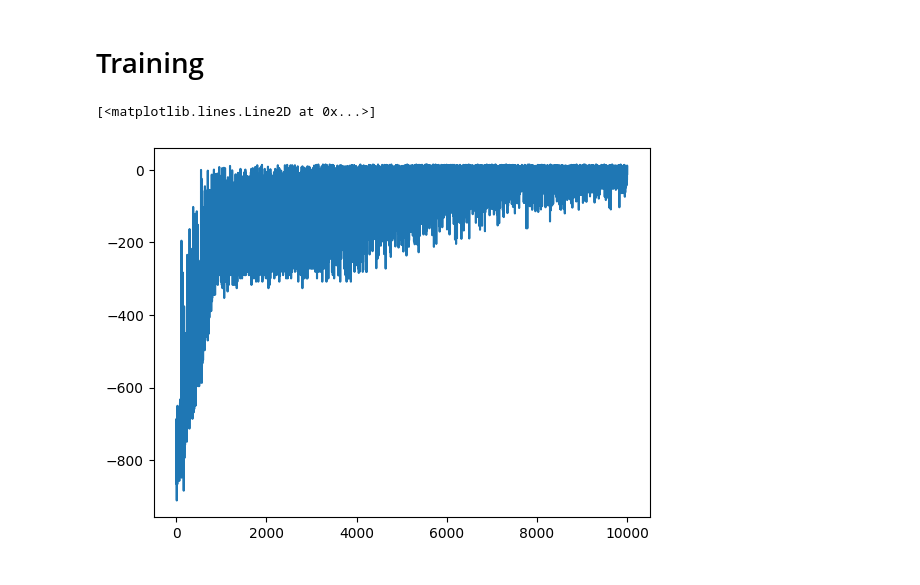
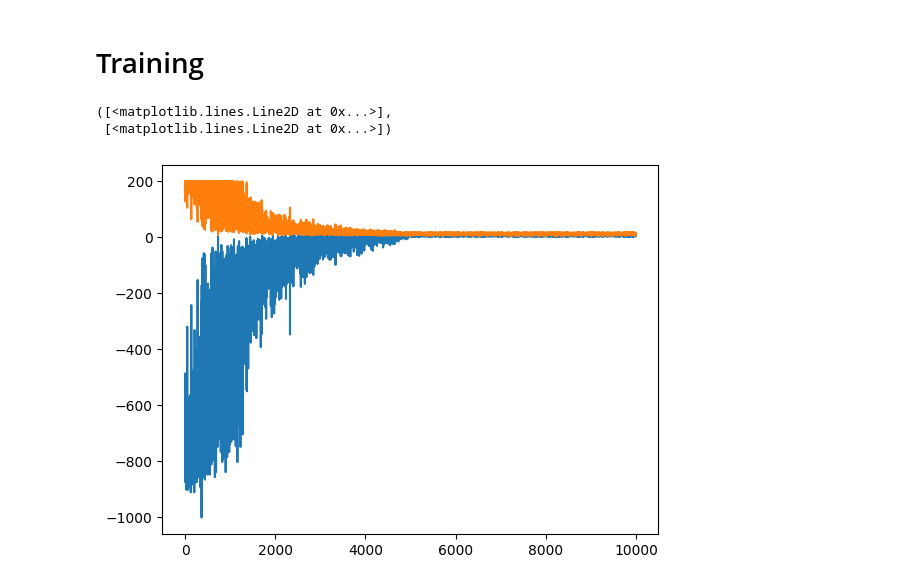
Before and after one commit to pakreft/reinforcement-learning-gym, a Jupyter notebook: taxi_q_learning.ipynb, the cells around one changed output. Saved outputs shown, nothing was run; the diff lists cells and outputs as text; code cells hidden in the pictures.

```diff
--- a/taxi_q_learning.ipynb
+++ b/taxi_q_learning.ipynb
@@ -55,23 +104,22 @@ class TaxiAgent:
 total_episodes = 10_000
 max_episode_steps = 200
 
-learning_rate = 0.05
-discount_factor = 0.95
+learning_rate = 0.1
+discount_factor = 0.9
 start_exploration_prob = 1.0
-min_exploration_prob = 0.1
+min_exploration_prob = 0.0
 exploration_prob_decay = start_exploration_prob / (total_episodes / 2)
 
 
 
 env = gym.make("Taxi-v3")
-taxiAgent = TaxiAgent(
-    env = env,
-    learning_rate = learning_rate,
-    discount_factor = discount_factor,
-    start_exploration_prob = start_exploration_prob,
-    min_exploration_prob = min_exploration_prob,
-    exploration_prob_decay = exploration_prob_decay
-)
+agent = QAgent(True,
+                    env,
+                    learning_rate,
+                    discount_factor,
+                    start_exploration_prob,
+                    min_exploration_prob,
+                    exploration_prob_decay)
 
 reward_sum_per_episode = []
 steps_per_episode = []
@@ -86,21 +134,24 @@ for episode in range(total_episodes):
 
     # Steps in an Episode
     while (not terminated and not truncated and step < max_episode_steps):
-        action = taxiAgent.get_action(state)
+        action = agent.get_action(state)
         new_state, reward, terminated, truncated, _ = env.step(action)
 
-        taxiAgent.update_q_table(state, action, new_state, reward)
+        agent.update_q_table(state, action, new_state, reward)
         state = new_state
 
         reward_sum += reward
         step += 1
 
-    taxiAgent.decay_exploration_prob()
+    agent.decay_exploration_prob()
     reward_sum_per_episode.append(reward_sum)
     steps_per_episode.append(step)
 
-# Plot
-plt.plot(reward_sum_per_episode)
+env.close()
-# %% [output]
-[<matplotlib.lines.Line2D at 0x...>]
-[figure, removed]
+# %%
+# Blue                            Orange
+plt.plot(reward_sum_per_episode), plt.plot(steps_per_episode)
+# %% [output]
+([<matplotlib.lines.Line2D at 0x...>],
+ [<matplotlib.lines.Line2D at 0x...>])
+[figure, added]
```
Also changed, not shown: parts of 6 cells of this notebook.
